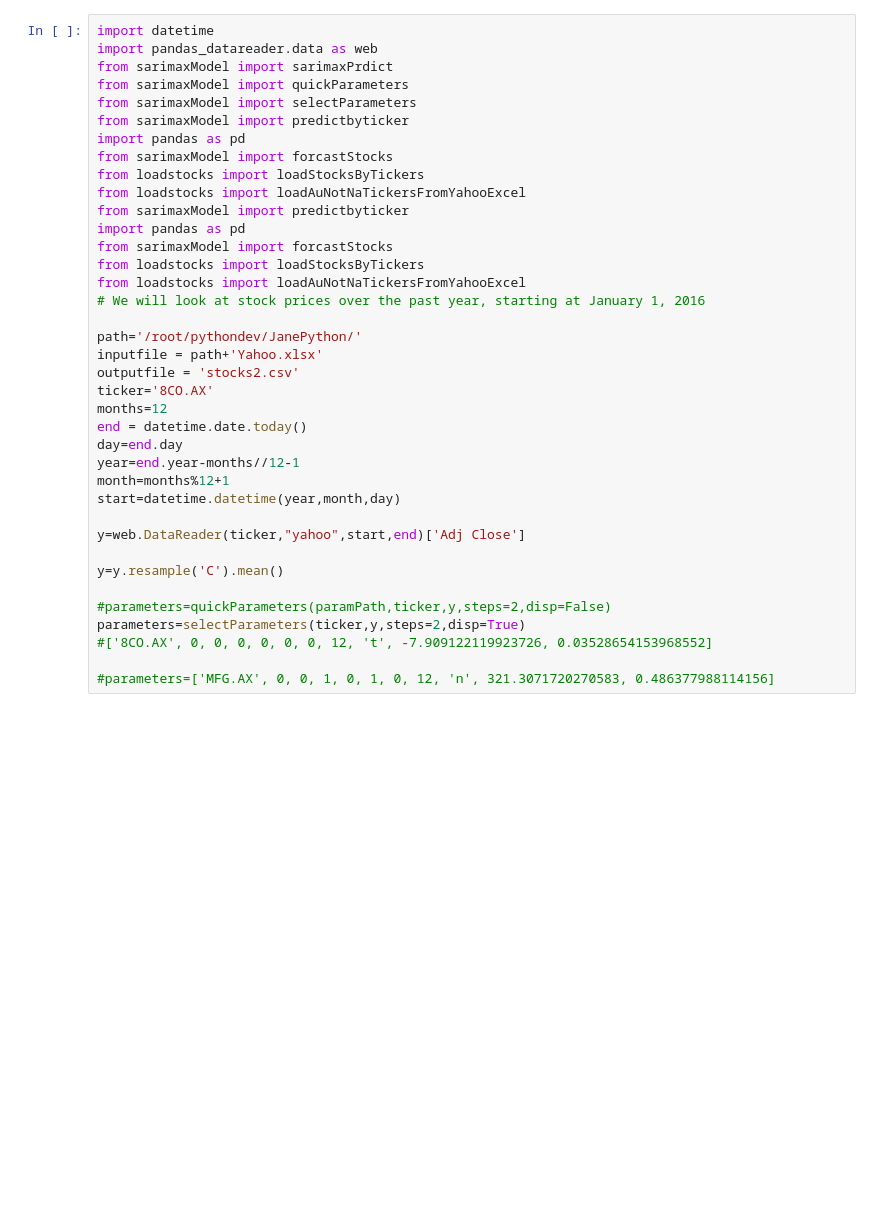
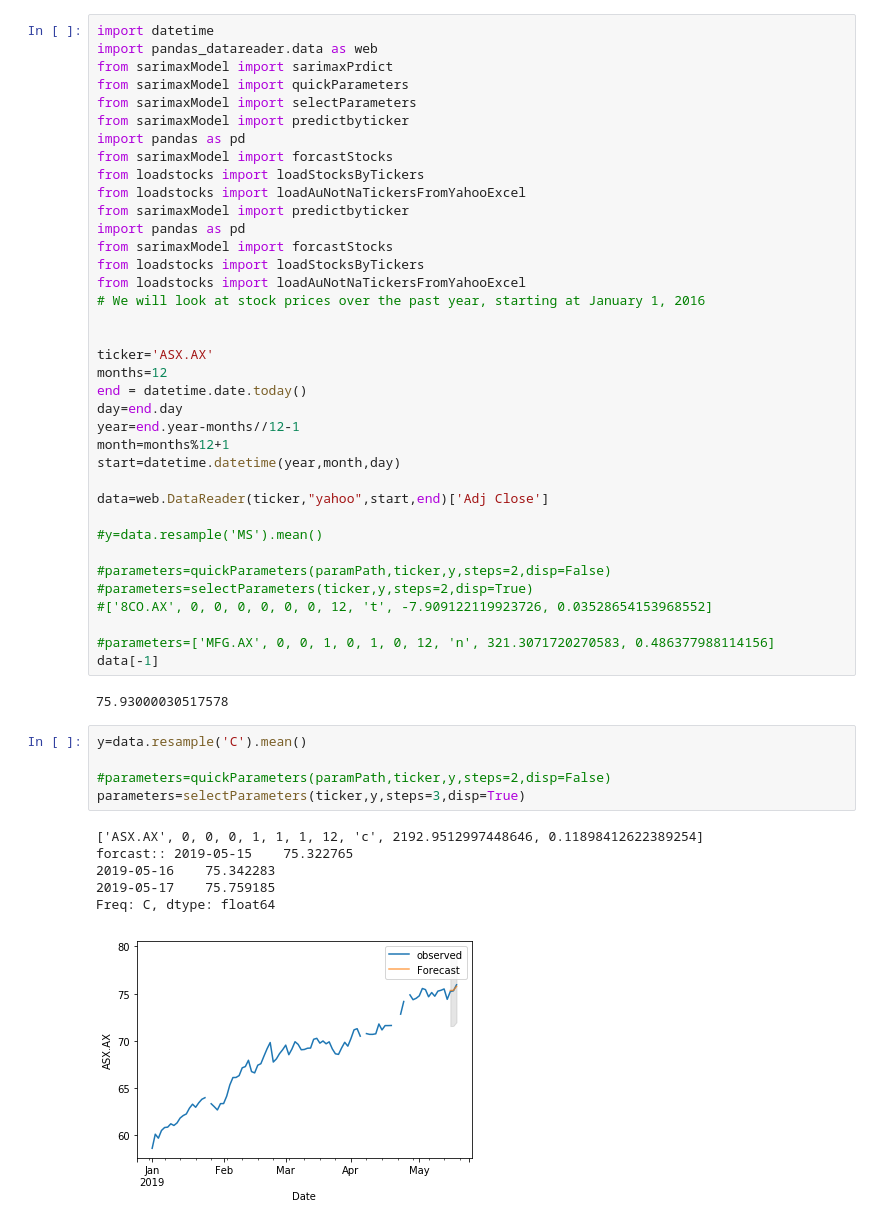
Before and after one commit to pengdannywang/JanePython, a Jupyter notebook: src/stockthread/onestock.ipynb, the cells around one changed output. Saved outputs shown, nothing was run; the diff lists cells and outputs as text; blank space fills up the shorter version.

```diff
--- a/src/stockthread/onestock.ipynb
+++ b/src/stockthread/onestock.ipynb
@@ -16,10 +16,8 @@ from loadstocks import loadStocksByTickers
 from loadstocks import loadAuNotNaTickersFromYahooExcel
 # We will look at stock prices over the past year, starting at January 1, 2016
 
-path='/root/pythondev/JanePython/'
-inputfile = path+'Yahoo.xlsx'
-outputfile = 'stocks2.csv'
-ticker='8CO.AX'
+
+ticker='ASX.AX'
 months=12
 end = datetime.date.today()
 day=end.day
@@ -27,15 +25,30 @@ year=end.year-months//12-1
 month=months%12+1
 start=datetime.datetime(year,month,day)
 
-y=web.DataReader(ticker,"yahoo",start,end)['Adj Close']
+data=web.DataReader(ticker,"yahoo",start,end)['Adj Close']
 
-y=y.resample('C').mean()
+#y=data.resample('MS').mean()
 
 #parameters=quickParameters(paramPath,ticker,y,steps=2,disp=False)
-parameters=selectParameters(ticker,y,steps=2,disp=True)
+#parameters=selectParameters(ticker,y,steps=2,disp=True)
 #['8CO.AX', 0, 0, 0, 0, 0, 0, 12, 't', -7.909122119923726, 0.03528654153968552]
 
 #parameters=['MFG.AX', 0, 0, 1, 0, 1, 0, 12, 'n', 321.3071720270583, 0.486377988114156]
+data[-1]
+# %% [output]
+75.93000030517578
+# %%
+y=data.resample('C').mean()
+
+#parameters=quickParameters(paramPath,ticker,y,steps=2,disp=False)
+parameters=selectParameters(ticker,y,steps=3,disp=True)
+# %% [output]
+['ASX.AX', 0, 0, 0, 1, 1, 1, 12, 'c', 2192.9512997448646, 0.11898412622389254]
+forcast:: 2019-05-15    75.322765
+2019-05-16    75.342283
+2019-05-17    75.759185
+Freq: C, dtype: float64
+[figure, added]
 # %%
 import statsmodels.api as sm
 import os
```
Also changed, not shown: parts of 3 cells of this notebook, 21 other files.
